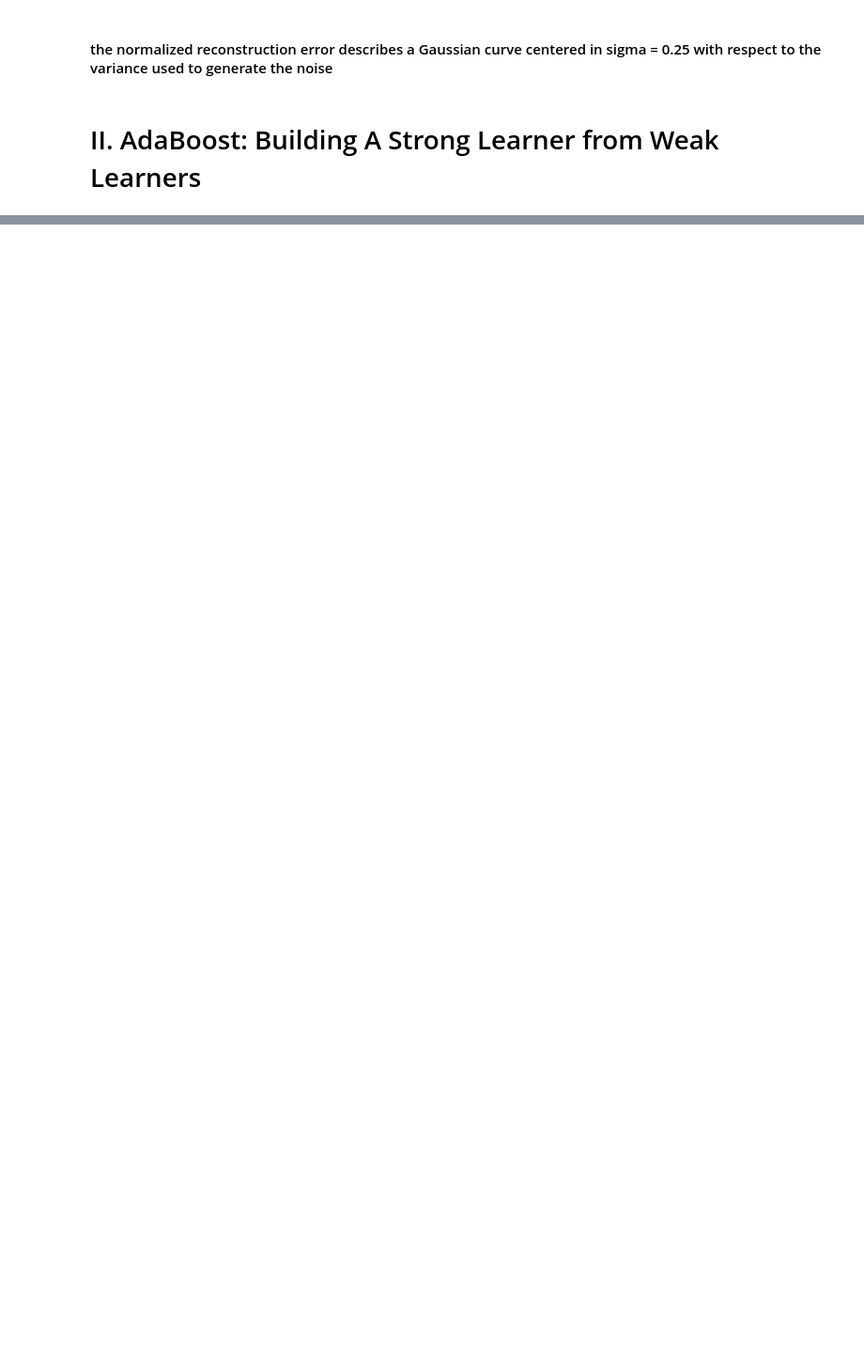
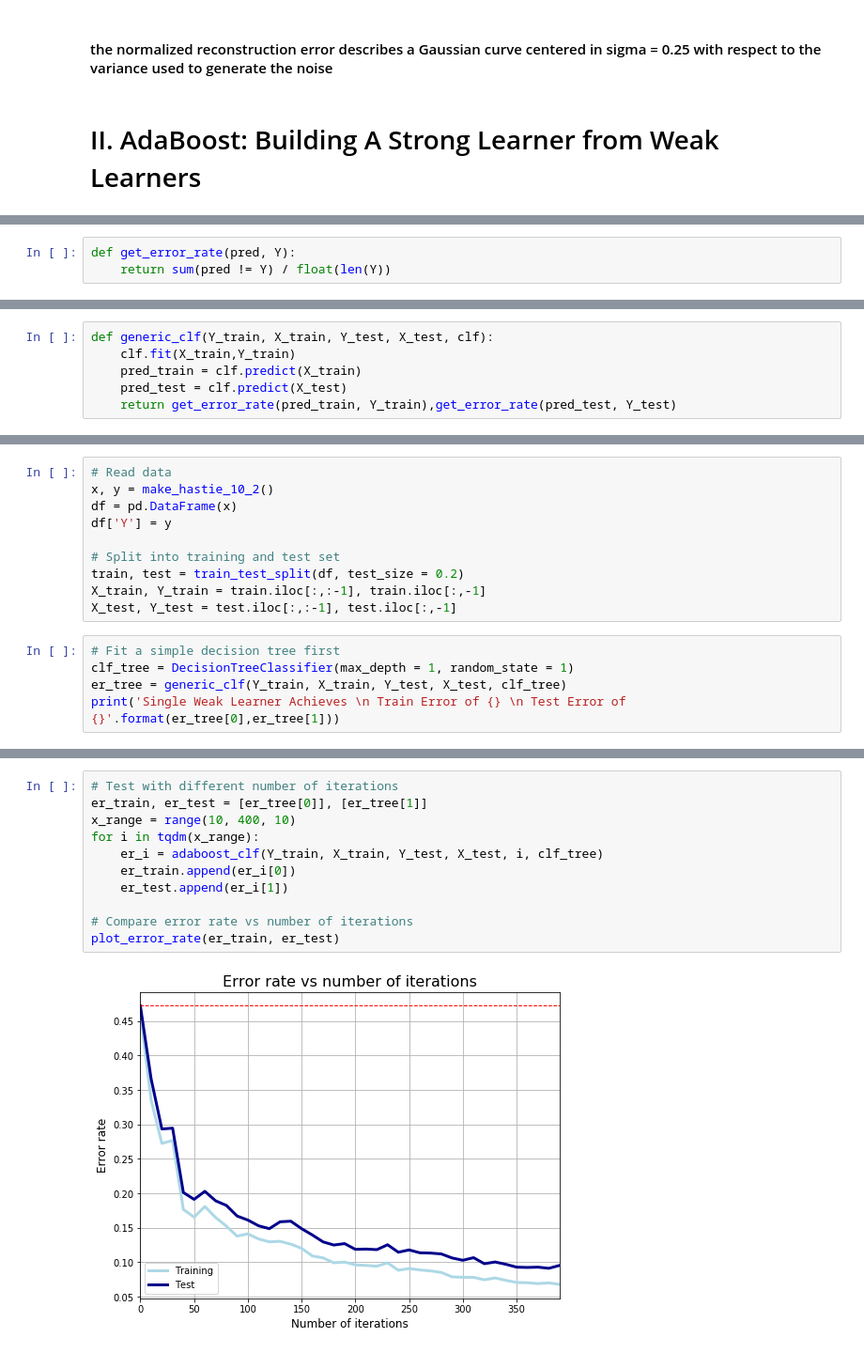
Before and after one commit to Panongbene/masster2IPP, a Jupyter notebook: TP_Principal_Component_Analysis_and_Boosting_Yeh_Bounhar_Sawadogo.ipynb, the cells around one changed output, grey strips where cells are left out. Shown at 94% size. Cells and saved outputs as stored; diff of their text form; blank space fills up the shorter version.

Commit message:
adaboosting update

```diff
--- a/TP_Principal_Component_Analysis_and_Boosting_Yeh_Bounhar_Sawadogo.ipynb
+++ b/TP_Principal_Component_Analysis_and_Boosting_Yeh_Bounhar_Sawadogo.ipynb
@@ -484,0 +503,3 @@ plt.show()
+# %%
+def get_error_rate(pred, Y):
+    return sum(pred != Y) / float(len(Y))
@@ -484,0 +511,6 @@ plt.show()
+# %%
+def generic_clf(Y_train, X_train, Y_test, X_test, clf):
+    clf.fit(X_train,Y_train)
+    pred_train = clf.predict(X_train)
+    pred_test = clf.predict(X_test)
+    return get_error_rate(pred_train, Y_train),get_error_rate(pred_test, Y_test)
@@ -484,0 +520,15 @@ plt.show()
+# %%
+# Read data
+x, y = make_hastie_10_2()
+df = pd.DataFrame(x)
+df['Y'] = y
+
+# Split into training and test set
+train, test = train_test_split(df, test_size = 0.2)
+X_train, Y_train = train.iloc[:,:-1], train.iloc[:,-1]
+X_test, Y_test = test.iloc[:,:-1], test.iloc[:,-1]
+# %%
+# Fit a simple decision tree first
+clf_tree = DecisionTreeClassifier(max_depth = 1, random_state = 1)
+er_tree = generic_clf(Y_train, X_train, Y_test, X_test, clf_tree)
+print('Single Weak Learner Achieves \n Train Error of {} \n Test Error of {}'.format(er_tree[0],er_tree[1]))
@@ -484,0 +597,13 @@ plt.show()
+# %%
+# Test with different number of iterations
+er_train, er_test = [er_tree[0]], [er_tree[1]]
+x_range = range(10, 400, 10)
+for i in tqdm(x_range):
+    er_i = adaboost_clf(Y_train, X_train, Y_test, X_test, i, clf_tree)
+    er_train.append(er_i[0])
+    er_test.append(er_i[1])
+
+# Compare error rate vs number of iterations
+plot_error_rate(er_train, er_test)
+# %% [output]
+[figure, added]
```
Also changed, not shown: parts of 11 cells of this notebook.
